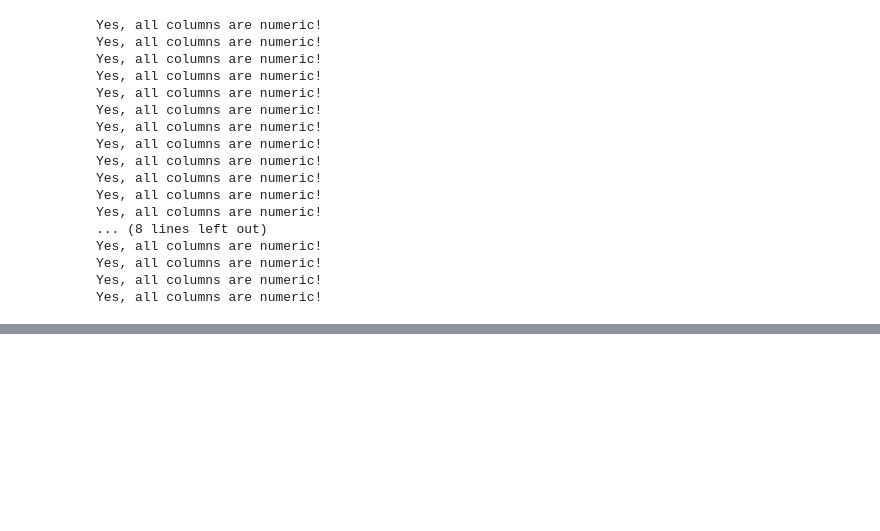
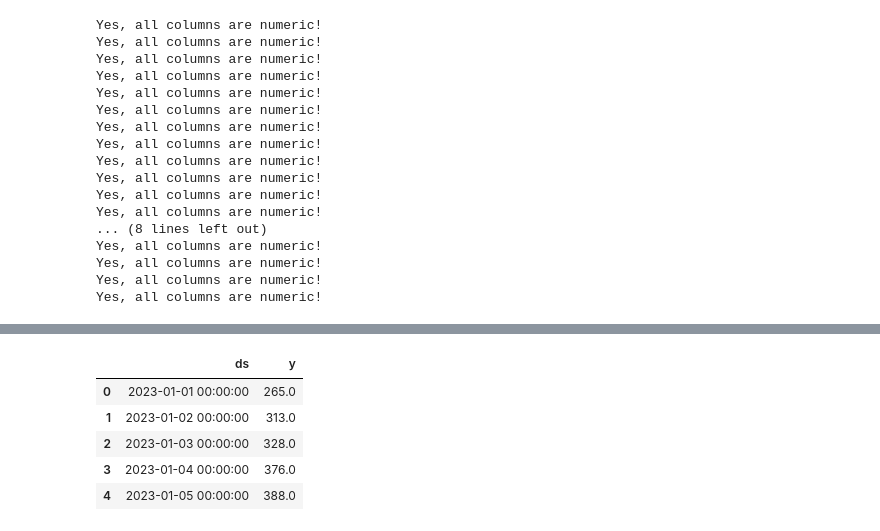
Before and after one commit to XynaxDev/aqi-predictor, a Jupyter notebook: notebooks/data_cleaning.ipynb, the cells around one changed output, grey strips where cells are left out. Cells and saved outputs as stored; diff of their text form; code cells hidden in the pictures; blank space fills up the shorter version.

```diff
--- a/notebooks/data_cleaning.ipynb
+++ b/notebooks/data_cleaning.ipynb
@@ -192,0 +129,9 @@ pd.read_csv('../data/processed/cleaned_aqi_sohna_hourly.csv')
+# %%
+df_long.head()
+# %% [output]
+|  | ds | y |
+| 0 | 2023-01-01 00:00:00 | 265.0 |
+| 1 | 2023-01-02 00:00:00 | 313.0 |
+| 2 | 2023-01-03 00:00:00 | 328.0 |
+| 3 | 2023-01-04 00:00:00 | 376.0 |
+| 4 | 2023-01-05 00:00:00 | 388.0 |
```
Also changed, not shown: parts of 12 cells of this notebook, 8 other files.
